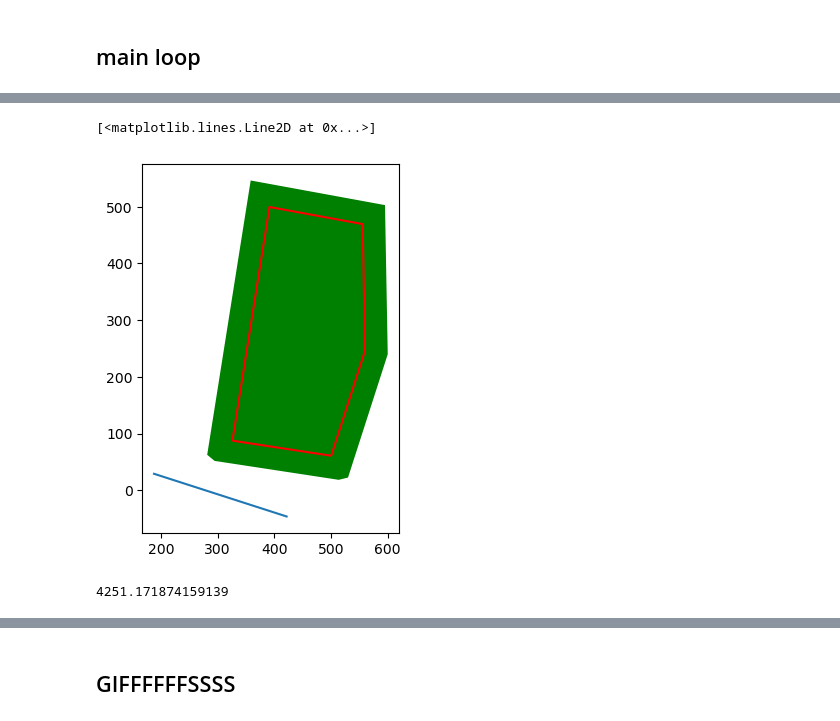
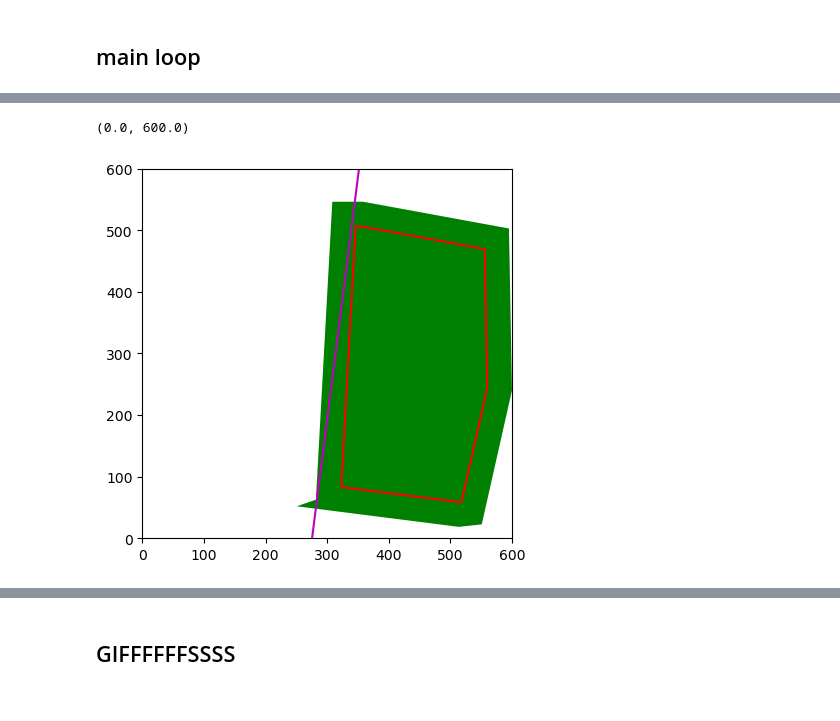
Before and after one commit to NickBak08/AgricultureRobotics, a Jupyter notebook: PathPlanning/testing_functions.ipynb, the cells around one changed output, grey strips where cells are left out. Saved outputs shown, nothing was run; the diff lists cells and outputs as text; code cells hidden in the pictures.

```diff
--- a/PathPlanning/testing_functions.ipynb
+++ b/PathPlanning/testing_functions.ipynb
@@ -1276,6 +1400,7 @@ def pathplanning(data_path,include_obs,turning_rad,distance,plotting,headland_si
             line,slope = basis_AB_line(lines.iloc[i],coordinates)
 
             swath_list = fill_field_AB(line,slope,coordinates,distance)
+
             swaths_clipped = clip_swaths(swath_list,field_headlands)
 
             # If the paths have a negative slope, the heading is off by 180 degrees, this messes up the curves, so this offset is introduced
@@ -1285,7 +1410,7 @@ def pathplanning(data_path,include_obs,turning_rad,distance,plotting,headland_si
                 offset = 180
 
             # Make a path with dubins curves
-            path = generate_path(swaths_clipped,turning_rad,offset)
+            path = generate_path(swaths_clipped,turning_rad)
             base = find_ref(swaths_clipped,field_headlands,slope)
             # print(type(base))
 
@@ -1331,7 +1456,7 @@ def pathplanning(data_path,include_obs,turning_rad,distance,plotting,headland_si
     # Finding the path with the best measure
 
     sp_lengths = [len(gpd.GeoSeries(sp).get_coordinates()) for sp in sp_list]
-    best_path_index =  0 # np.argmax(np.array(sp_lengths)) # for now the measure is total seed count
+    best_path_index =   np.argmax(np.array(sp_lengths)) # for now the measure is total seed count
     best_path = paths[best_path_index]
     command = commands[best_path_index]
     # Converting path to df
@@ -1353,7 +1478,7 @@ def pathplanning(data_path,include_obs,turning_rad,distance,plotting,headland_si
 ## main loop
 # %%
 
-data_path ="./data/field_geometry/test_2.json"
+data_path ="./data/field_geometry/test_4.json"
 include_obs = False
 turning_rad = 10
 distance = 20
@@ -1386,13 +1511,11 @@ Finding path 4/5
 # %%
 bases_df = gpd.GeoSeries(bases)
 fig, ax = plt.subplots()
 field.plot(ax = ax, color  = 'g')
 field_headlands.boundary.plot(ax =ax, color = 'r')
-ax.plot(*shapely.affinity.translate(bases_df[3],0,0).xy)
+ax.plot(*bases_df[6].xy,color = 'm')
+ax.set_xlim(0,600)
+ax.set_ylim(0,600)
 # %% [output]
-[<matplotlib.lines.Line2D at 0x...>]
+(0.0, 600.0)
-[figure, old version]
+[figure, new version]
-# %%
-max(base.xy[0])
-# %% [output]
-4251.171874159139
```
Also changed, not shown: parts of 15 cells of this notebook.
